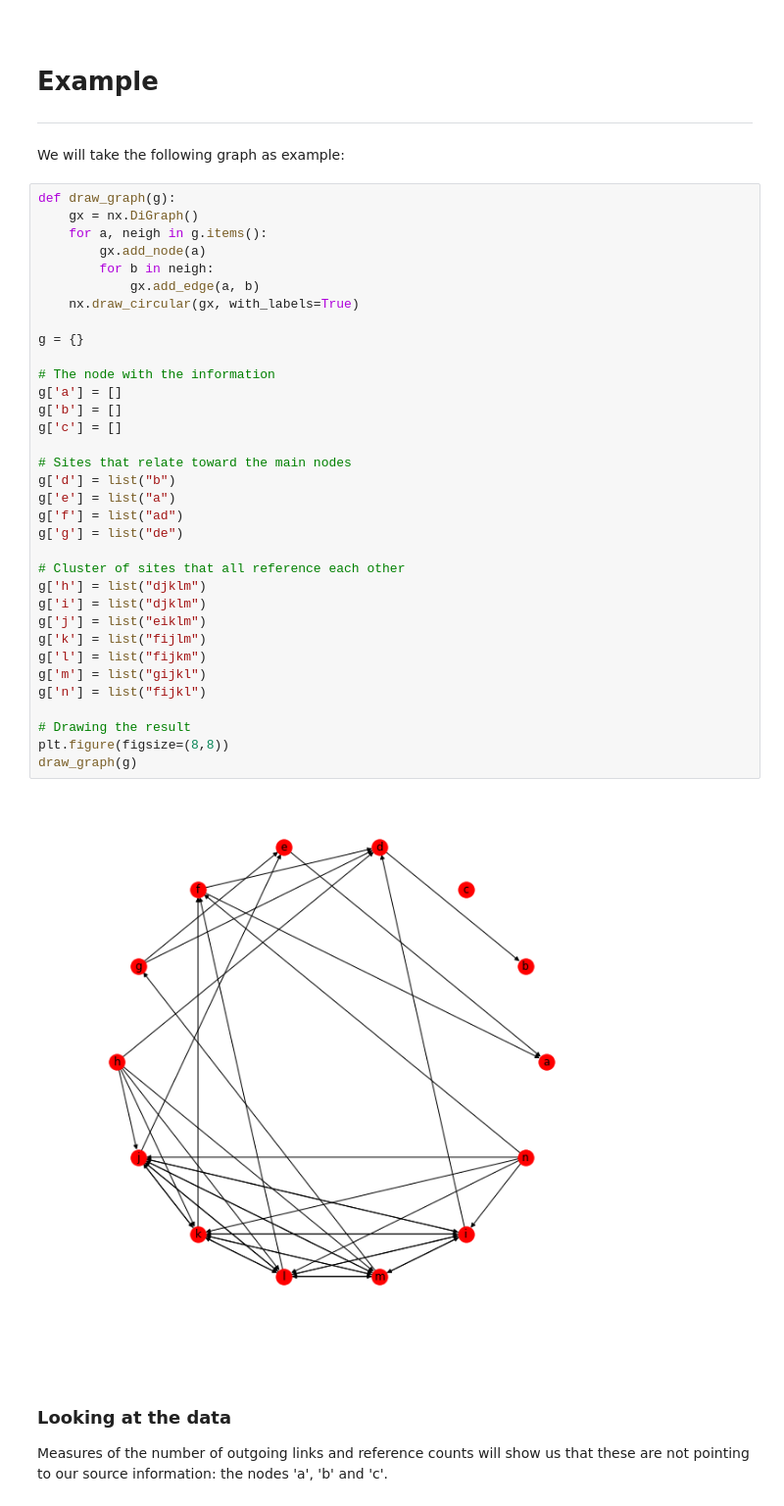
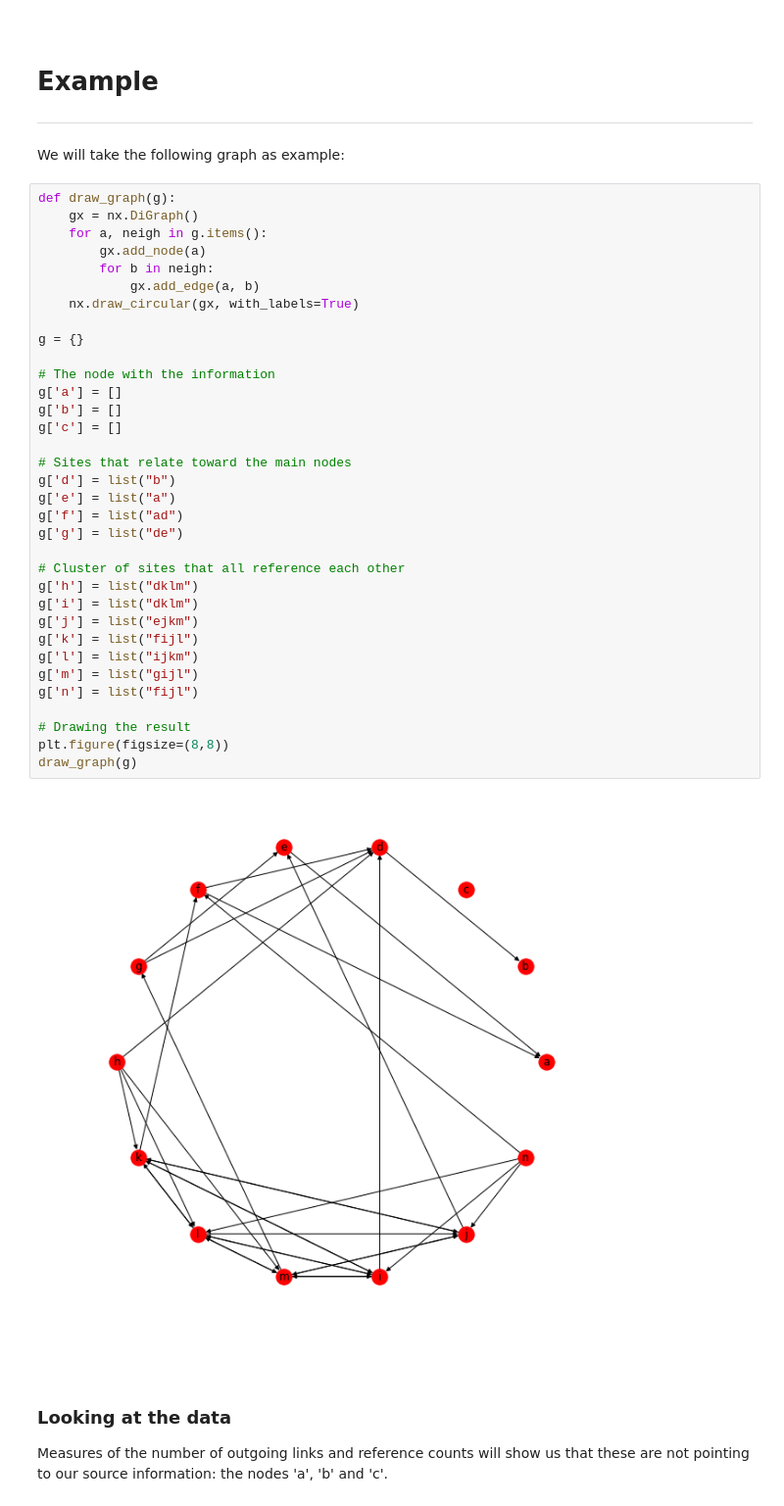
Before and after one commit to QuentinDuval/MLIntro, a Jupyter notebook: ml/0_basic_page_rank.ipynb, the cells around one changed output. Shown at 98% size. Cells and saved outputs as stored; diff of their text form.

```diff
--- a/ml/0_basic_page_rank.ipynb
+++ b/ml/0_basic_page_rank.ipynb
@@ -74,39 +77,39 @@ We will take the following graph as example:
 # %%
 def draw_graph(g):
     gx = nx.DiGraph()
     for a, neigh in g.items():
         gx.add_node(a)
         for b in neigh:
             gx.add_edge(a, b)
     nx.draw_circular(gx, with_labels=True)
 
 g = {}
 
 # The node with the information
 g['a'] = []
 g['b'] = []
 g['c'] = []
 
 # Sites that relate toward the main nodes
 g['d'] = list("b")
 g['e'] = list("a")
 g['f'] = list("ad")
 g['g'] = list("de")
 
 # Cluster of sites that all reference each other
-g['h'] = list("djklm")
-g['i'] = list("djklm")
-g['j'] = list("eiklm")
-g['k'] = list("fijlm")
-g['l'] = list("fijkm")
-g['m'] = list("gijkl")
-g['n'] = list("fijkl")
+g['h'] = list("dklm")
+g['i'] = list("dklm")
+g['j'] = list("ejkm")
+g['k'] = list("fijl")
+g['l'] = list("ijkm")
+g['m'] = list("gijl")
+g['n'] = list("fijl")
 
 # Drawing the result
 plt.figure(figsize=(8,8))
 draw_graph(g)
 # %% [output]
-[figure, old version]
+[figure, new version]
 # %% [markdown]
 <br>
 
```
Also changed, not shown: parts of 6 cells of this notebook.
